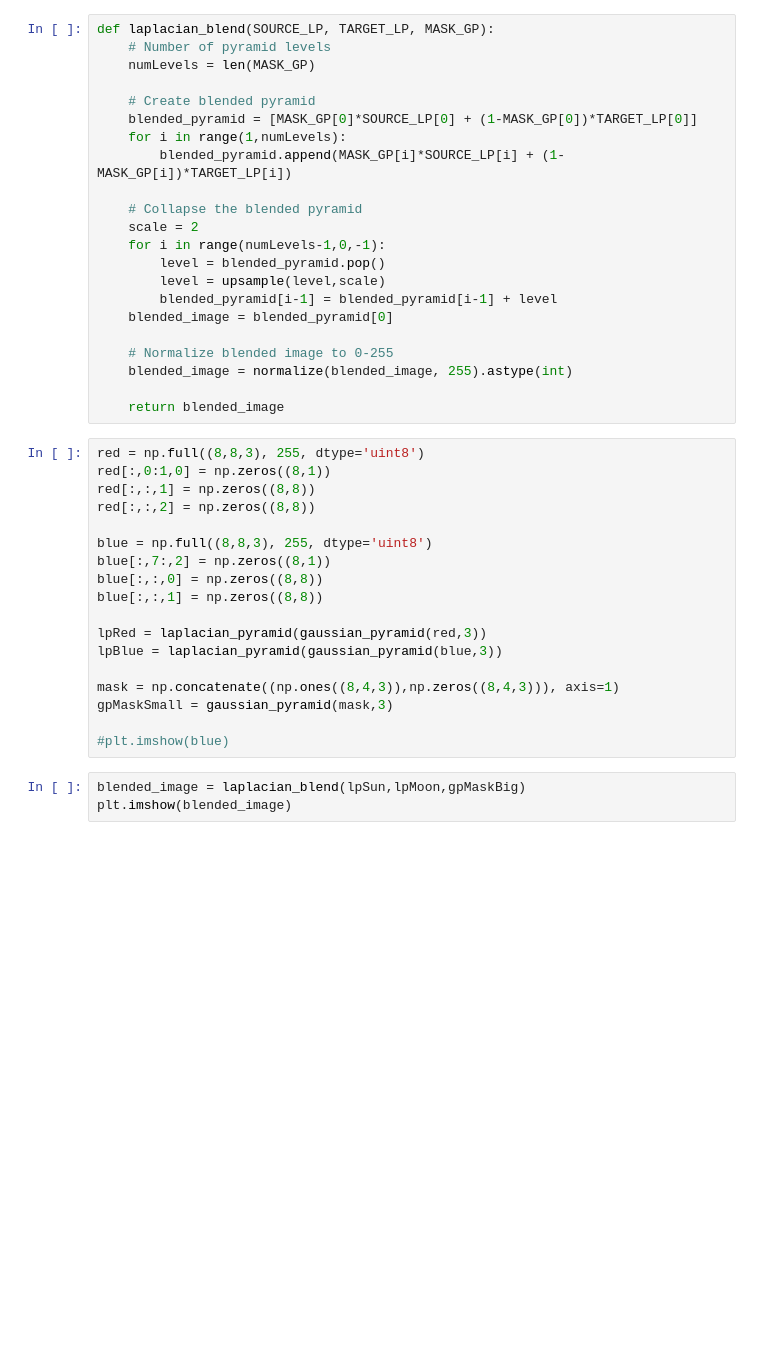
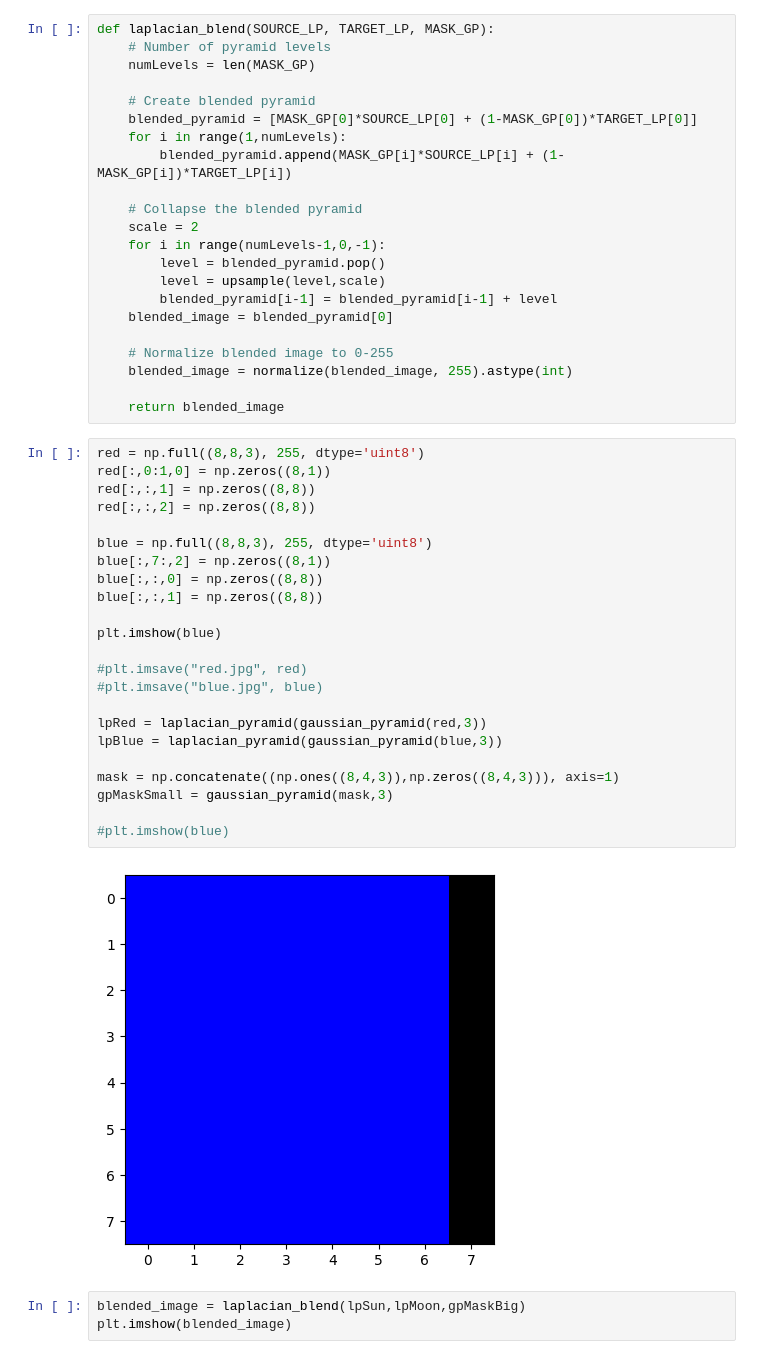
Before and after one commit to bryancwilson/ImagePrecocessing_Project, a Jupyter notebook: Pyramid_Blending.ipynb, the cells around one changed output. Cells and saved outputs as stored; diff of their text form; blank space fills up the shorter version.

```diff
--- a/Pyramid_Blending.ipynb
+++ b/Pyramid_Blending.ipynb
@@ -334,21 +334,28 @@ def laplacian_blend(SOURCE_LP, TARGET_LP, MASK_GP):
 # %%
 red = np.full((8,8,3), 255, dtype='uint8')
 red[:,0:1,0] = np.zeros((8,1))
 red[:,:,1] = np.zeros((8,8))
 red[:,:,2] = np.zeros((8,8))
 
 blue = np.full((8,8,3), 255, dtype='uint8')
 blue[:,7:,2] = np.zeros((8,1))
 blue[:,:,0] = np.zeros((8,8))
 blue[:,:,1] = np.zeros((8,8))
 
+plt.imshow(blue)
+
+#plt.imsave("red.jpg", red)
+#plt.imsave("blue.jpg", blue)
+
 lpRed = laplacian_pyramid(gaussian_pyramid(red,3))
 lpBlue = laplacian_pyramid(gaussian_pyramid(blue,3))
 
 mask = np.concatenate((np.ones((8,4,3)),np.zeros((8,4,3))), axis=1)
 gpMaskSmall = gaussian_pyramid(mask,3)
 
 #plt.imshow(blue)
+# %% [output]
+[figure, added]
 # %%
 blended_image = laplacian_blend(lpSun,lpMoon,gpMaskBig)
 plt.imshow(blended_image)
```
Also changed, not shown: 2 other files.
